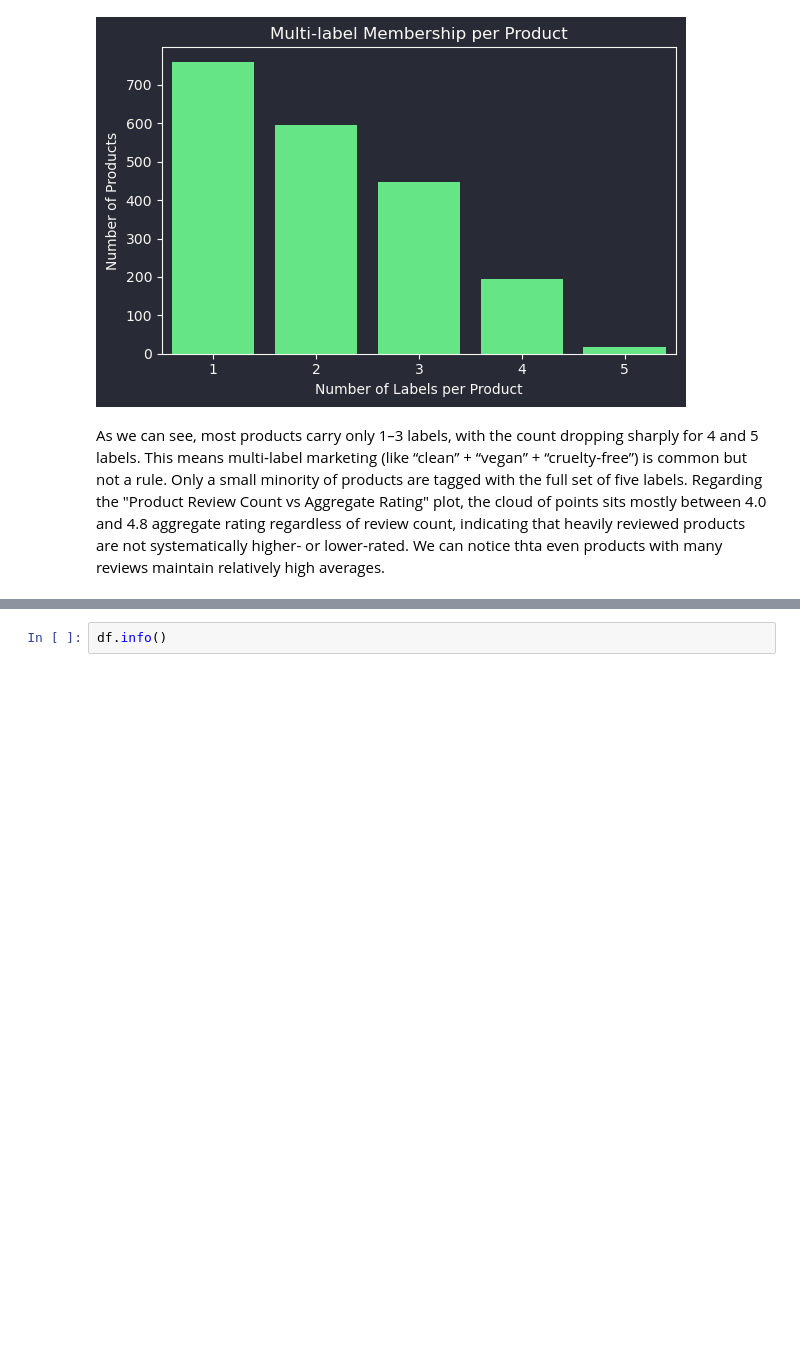
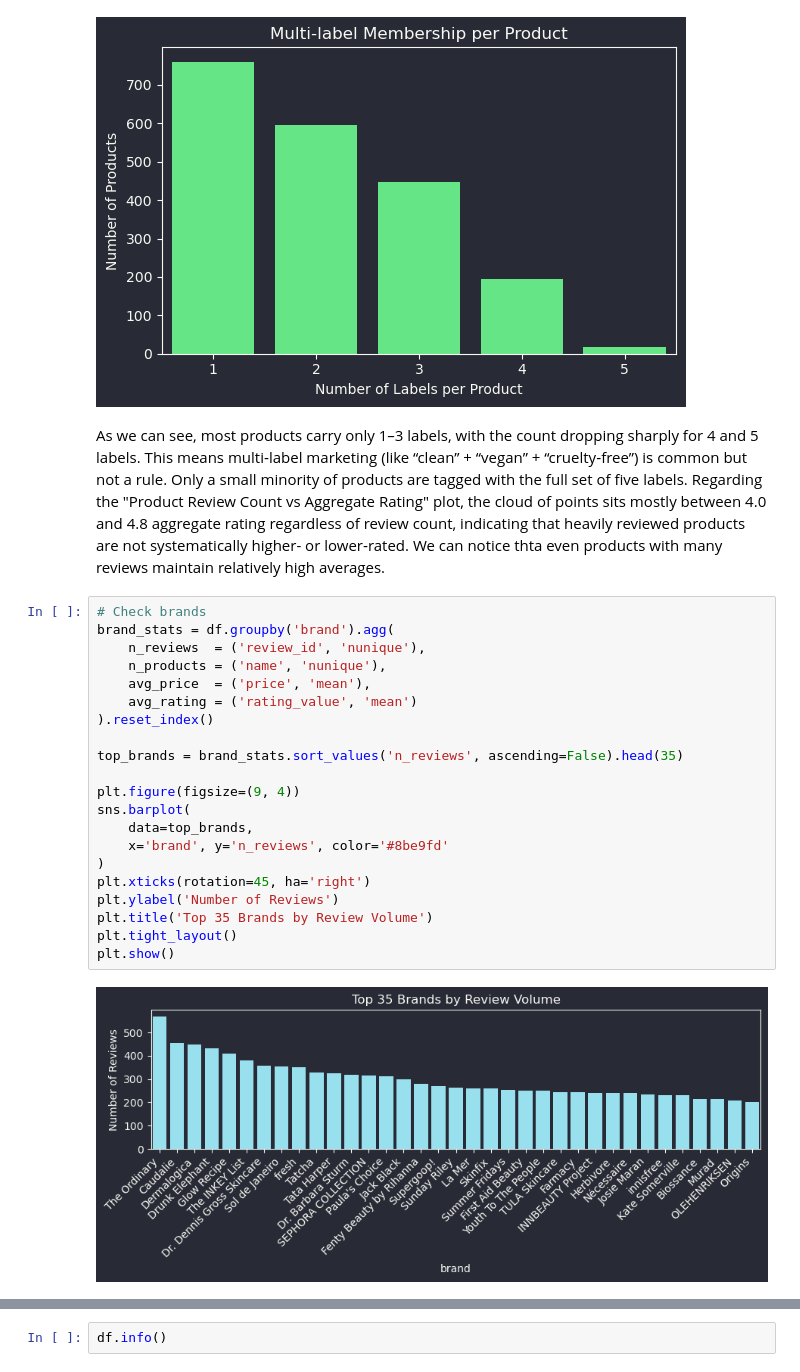
Before and after one commit to Weronikaa2001/Text-Mining-and-Social-Media-Mining-Sephora-Skincare-Reviews, a Jupyter notebook: Martyniuk_Madro_Sephora_Project.ipynb, the cells around one changed output, grey strips where cells are left out. Saved outputs shown, nothing was run; the diff lists cells and outputs as text; blank space fills up the shorter version.

Commit message:
Added brand and category analysis

```diff
--- a/Martyniuk_Madro_Sephora_Project.ipynb
+++ b/Martyniuk_Madro_Sephora_Project.ipynb
@@ -703,3 +703,26 @@ plt.show()
 [figure]
 # %% [markdown]
 As we can see, most products carry only 1–3 labels, with the count dropping sharply for 4 and 5 labels. This means multi‑label marketing (like “clean” + “vegan” + “cruelty‑free”) is common but not a rule.  Only a small minority of products are tagged with the full set of five labels. Regarding the "Product Review Count vs Aggregate Rating" plot, the cloud of points sits mostly between 4.0 and 4.8 aggregate rating regardless of review count, indicating that heavily reviewed products are not systematically higher- or lower‑rated. We can notice thta even products with many reviews maintain relatively high averages.
+# %%
+# Check brands
+brand_stats = df.groupby('brand').agg(
+    n_reviews  = ('review_id', 'nunique'),
+    n_products = ('name', 'nunique'),
+    avg_price  = ('price', 'mean'),
+    avg_rating = ('rating_value', 'mean')
+).reset_index()
+
+top_brands = brand_stats.sort_values('n_reviews', ascending=False).head(35)
+
+plt.figure(figsize=(9, 4))
+sns.barplot(
+    data=top_brands,
+    x='brand', y='n_reviews', color='#8be9fd'
+)
+plt.xticks(rotation=45, ha='right')
+plt.ylabel('Number of Reviews')
+plt.title('Top 35 Brands by Review Volume')
+plt.tight_layout()
+plt.show()
+# %% [output]
+[figure, added]
```
Also changed, not shown: parts of 9 cells of this notebook.
